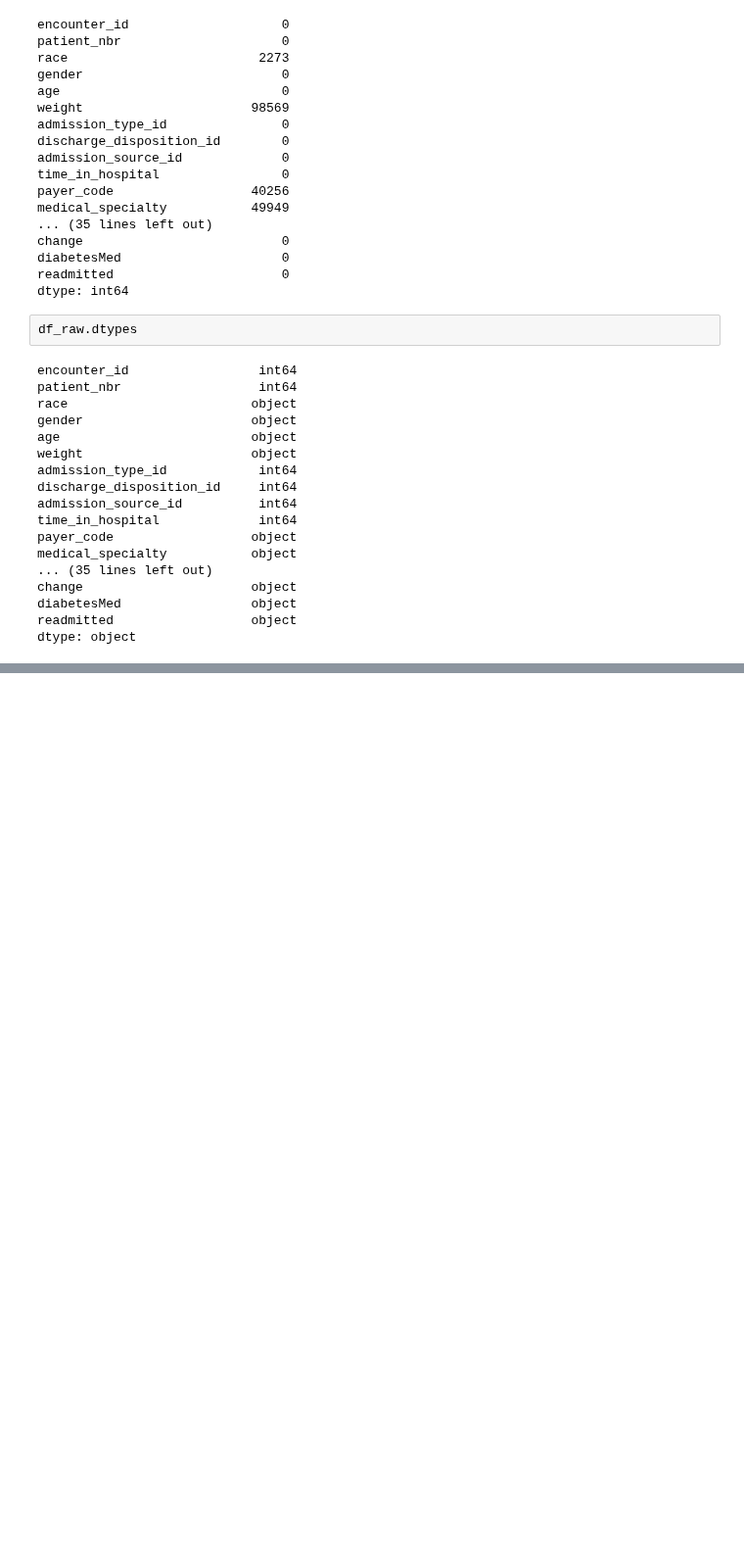
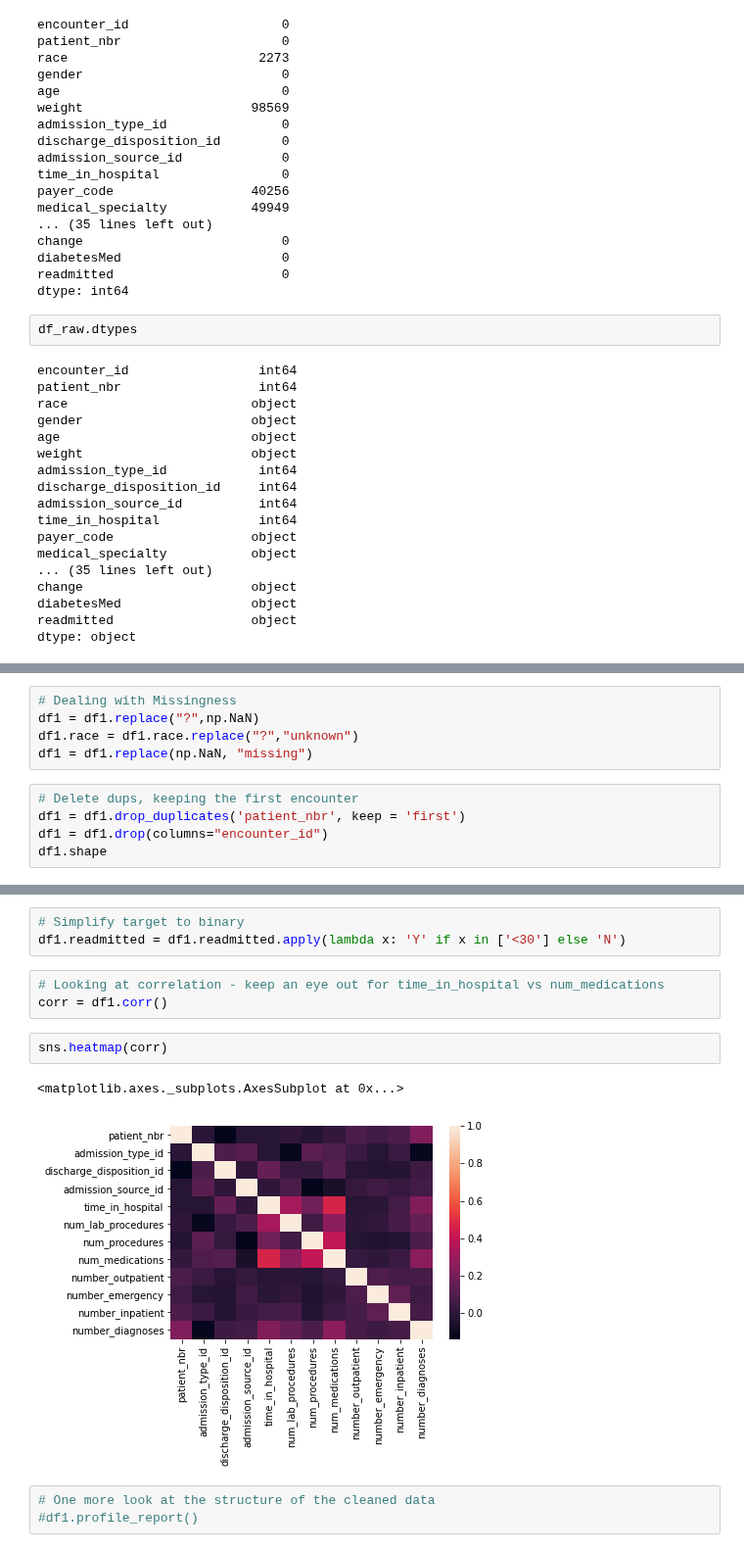
Before and after one commit to sagarwala12/HRRP, a Jupyter notebook: matt/Exploration.ipynb, the cells around one changed output, grey strips where cells are left out. Shown at 98% size. Drawn from its saved outputs; the diff is of its cells as text; blank space fills up the shorter version.

Commit message:
updated eda/cleaning
profile_report commented out due to major file size inflation; useful for prelim eda

```diff
--- a/matt/Exploration.ipynb
+++ b/matt/Exploration.ipynb
@@ -113,0 +128,10 @@ Name: encounter_id, Length: 101766, dtype: int64
+# %%
+# Dealing with Missingness
+df1 = df1.replace("?",np.NaN)
+df1.race = df1.race.replace("?","unknown")
+df1 = df1.replace(np.NaN, "missing")
+# %%
+# Delete dups, keeping the first encounter
+df1 = df1.drop_duplicates('patient_nbr', keep = 'first')
+df1 = df1.drop(columns="encounter_id")
+df1.shape
@@ -113,0 +164,14 @@ Name: encounter_id, Length: 101766, dtype: int64
+# %%
+# Simplify target to binary
+df1.readmitted = df1.readmitted.apply(lambda x: 'Y' if x in ['<30'] else 'N')
+# %%
+# Looking at correlation - keep an eye out for time_in_hospital vs num_medications
+corr = df1.corr()
+# %%
+sns.heatmap(corr)
+# %% [output]
+<matplotlib.axes._subplots.AxesSubplot at 0x...>
+[figure, added]
+# %%
+# One more look at the structure of the cleaned data
+#df1.profile_report()
```
Also changed, not shown: parts of 13 cells of this notebook.
